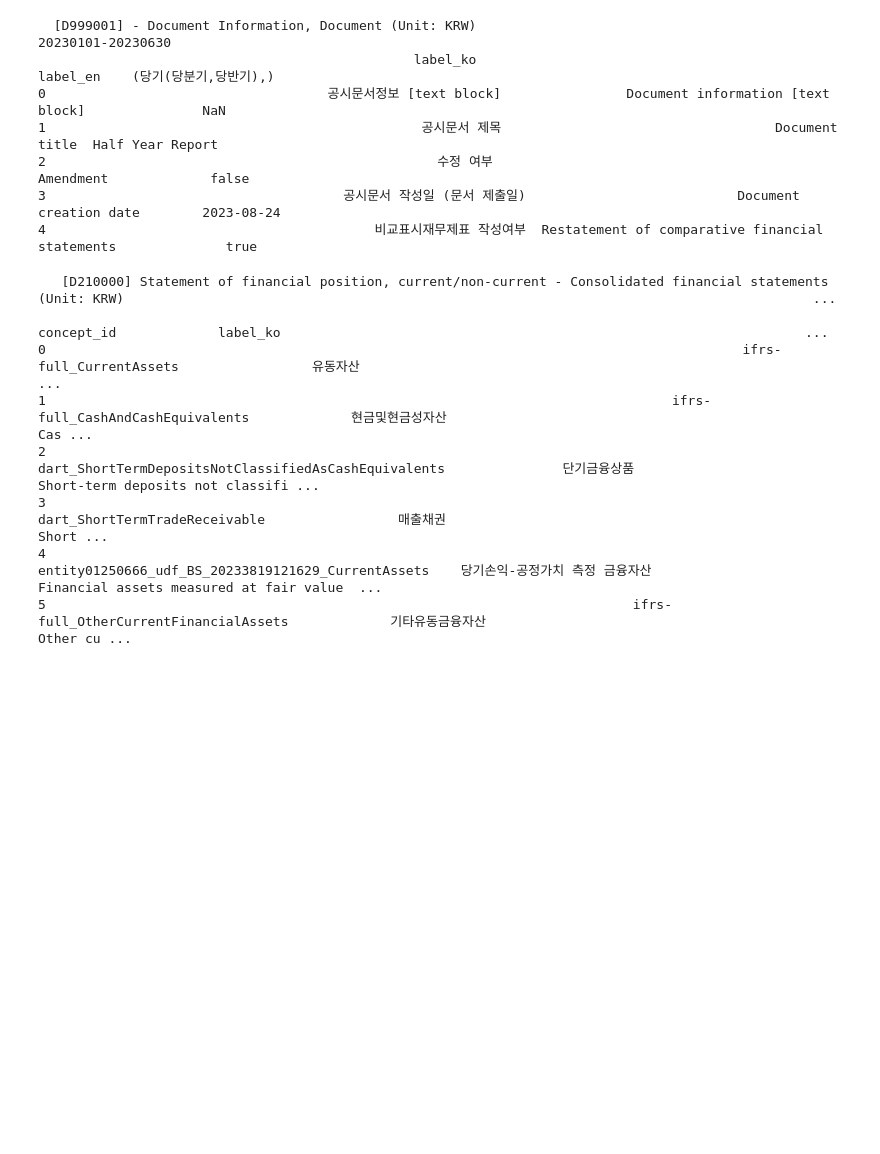
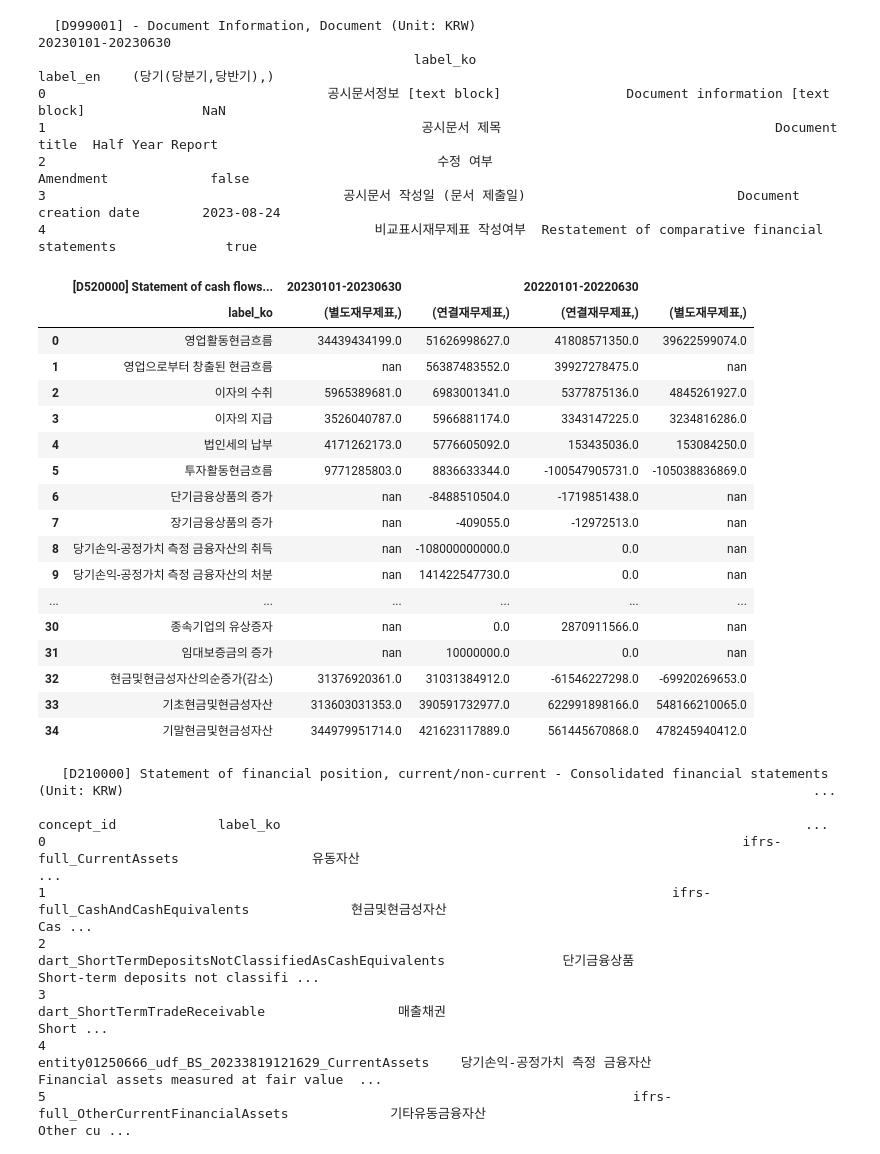
Before and after one commit to kpyopark/sales_support_bot, a Jupyter notebook: src/dart-fss-xbrl.ipynb, the cells around one changed output. Cells and saved outputs as stored; diff of their text form; code cells hidden in the pictures; blank space fills up the shorter version.

Commit message:
Added cash flow list functions by corporation list.

```diff
--- a/src/dart-fss-xbrl.ipynb
+++ b/src/dart-fss-xbrl.ipynb
@@ -117,4 +128,25 @@ def getCashFlowStatement(xbrl):
   return cashflows
+# %%
+xbrl.get_cash_flows()[0].to_DataFrame(show_class=False).drop(columns=['concept_id','label_en'], level=1, axis=1).astype(str)
+# %% [output]
+|  | [D520000] Statement of cash flows... | 20230101-20230630 |  | 20220101-20220630 |  |
+|  | label_ko | (별도재무제표,) | (연결재무제표,) | (연결재무제표,) | (별도재무제표,) |
+| 0 | 영업활동현금흐름 | 34439434199.0 | 51626998627.0 | 41808571350.0 | 39622599074.0 |
+| 1 | 영업으로부터 창출된 현금흐름 | nan | 56387483552.0 | 39927278475.0 | nan |
+| 2 | 이자의 수취 | 5965389681.0 | 6983001341.0 | 5377875136.0 | 4845261927.0 |
+| 3 | 이자의 지급 | 3526040787.0 | 5966881174.0 | 3343147225.0 | 3234816286.0 |
+| 4 | 법인세의 납부 | 4171262173.0 | 5776605092.0 | 153435036.0 | 153084250.0 |
+| 5 | 투자활동현금흐름 | 9771285803.0 | 8836633344.0 | -100547905731.0 | -105038836869.0 |
+| 6 | 단기금융상품의 증가 | nan | -8488510504.0 | -1719851438.0 | nan |
+| 7 | 장기금융상품의 증가 | nan | -409055.0 | -12972513.0 | nan |
+| 8 | 당기손익-공정가치 측정 금융자산의 취득 | nan | -108000000000.0 | 0.0 | nan |
+| 9 | 당기손익-공정가치 측정 금융자산의 처분 | nan | 141422547730.0 | 0.0 | nan |
+| ... | ... | ... | ... | ... | ... |
+| 30 | 종속기업의 유상증자 | nan | 0.0 | 2870911566.0 | nan |
+| 31 | 임대보증금의 증가 | nan | 10000000.0 | 0.0 | nan |
+| 32 | 현금및현금성자산의순증가(감소) | 31376920361.0 | 31031384912.0 | -61546227298.0 | -69920269653.0 |
+| 33 | 기초현금및현금성자산 | 313603031353.0 | 390591732977.0 | 622991898166.0 | 548166210065.0 |
+| 34 | 기말현금및현금성자산 | 344979951714.0 | 421623117889.0 | 561445670868.0 | 478245940412.0 |
 # %%
 def getFinancialStatement(xbrl):
   statements = ""
```
Also changed, not shown: parts of 2 cells of this notebook, 1 other file.
